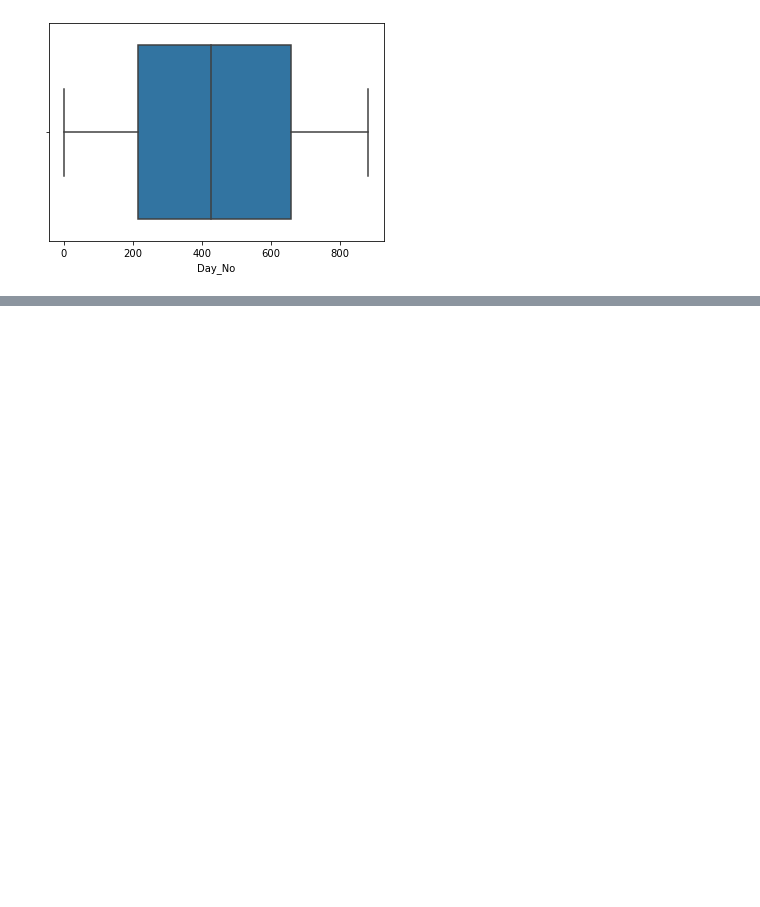
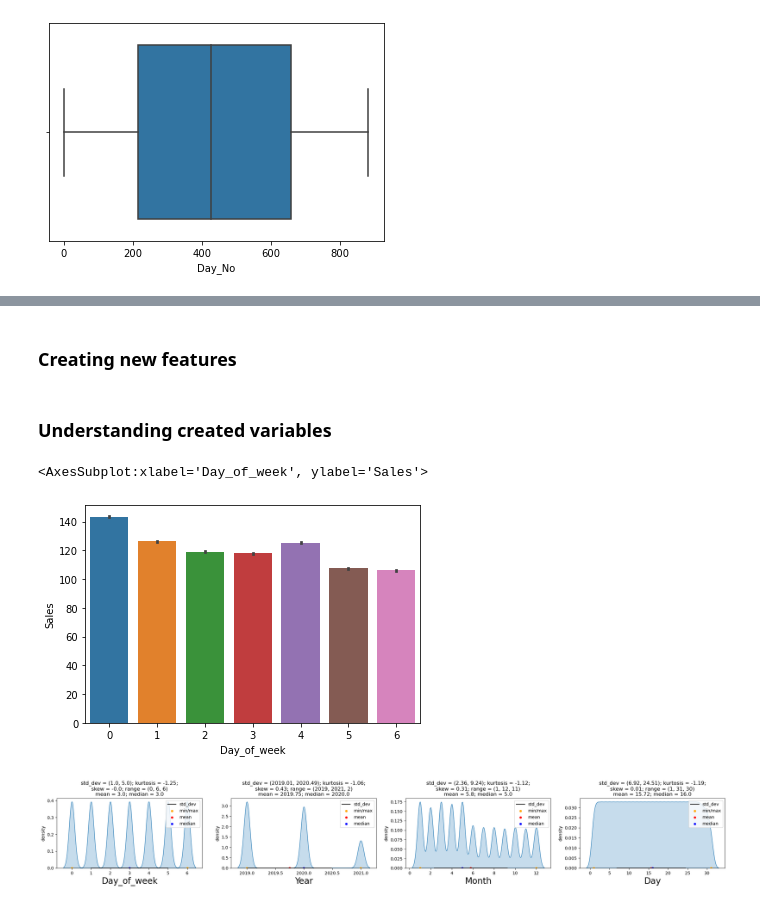
Before and after one commit to KhushbooKhatri/Predicting-Sales-of-online-learning-platform-LearnX, a Jupyter notebook: Analytics_vidhya_learnX_hackathon.ipynb, the cells around one changed output, grey strips where cells are left out. Drawn from its saved outputs; the diff is of its cells as text; code cells hidden in the pictures; blank space fills up the shorter version.

```diff
--- a/Analytics_vidhya_learnX_hackathon.ipynb
+++ b/Analytics_vidhya_learnX_hackathon.ipynb
@@ -932,0 +498,2 @@ sample1.to_csv('/home/khushboo/Documents/Fractal/week6/hackathon_learnx_143_Ligh
+# %% [markdown]
+### Creating new features
@@ -932,0 +517,11 @@ sample1.to_csv('/home/khushboo/Documents/Fractal/week6/hackathon_learnx_143_Ligh
+# %% [markdown]
+### Understanding created variables
+# %%
+sns.barplot(x="Day_of_week", y="Sales", data=train)
+# %% [output]
+<AxesSubplot:xlabel='Day_of_week', ylabel='Sales'>
+[figure, added]
+# %%
+UVA_numeric(train, ["Day_of_week", 'Year',"Month","Day"])
+# %% [output]
+[figure, added]
```
Also changed, not shown: parts of 128 cells of this notebook.
